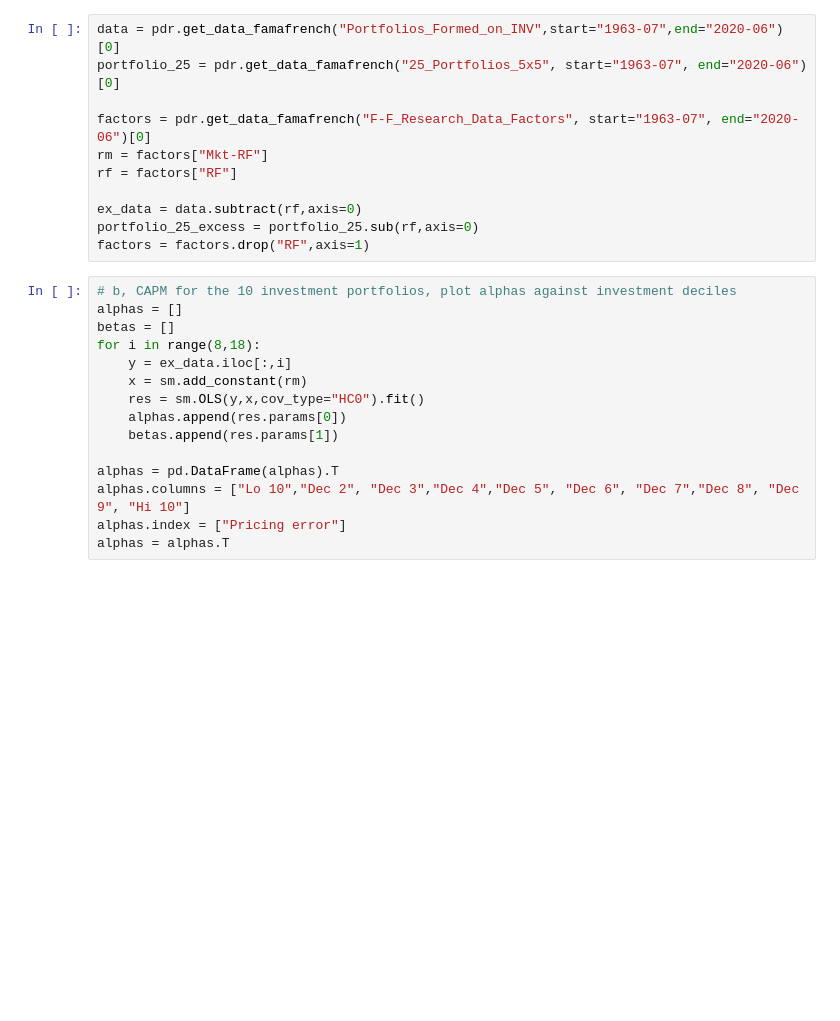
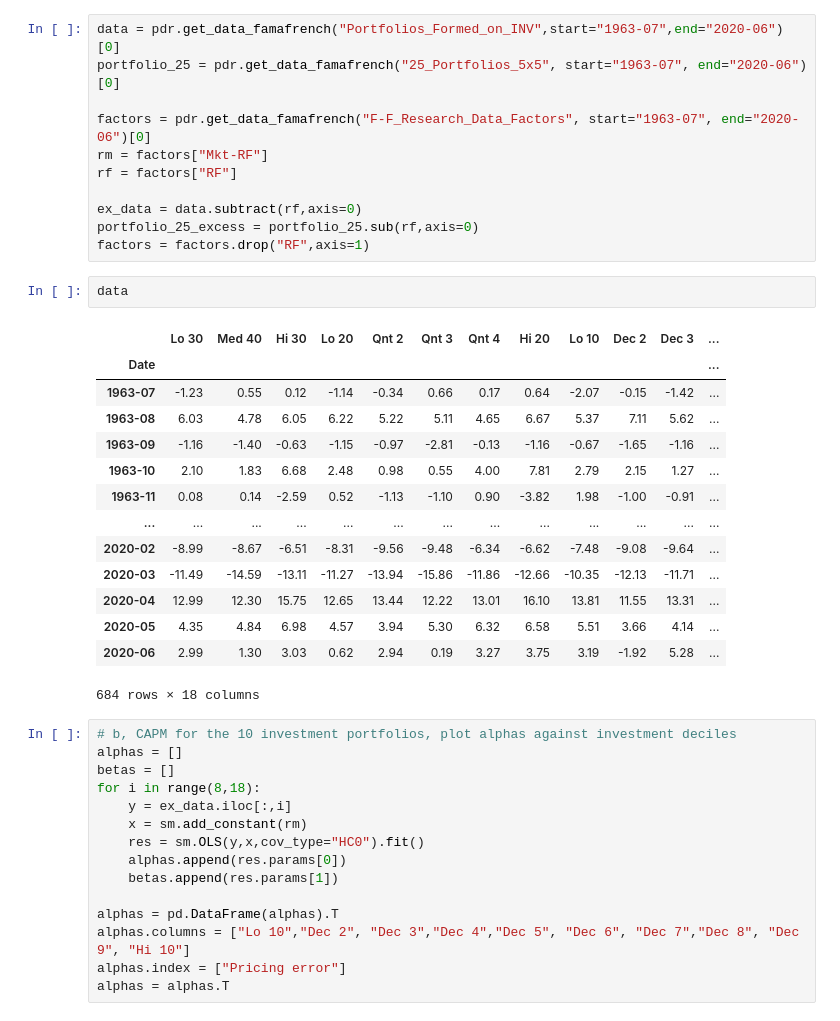
Before and after one commit to GeorgeHockey/asset-pricing, a Jupyter notebook: asset_pricing3.ipynb, the cells around one changed output. Cells and saved outputs as stored; diff of their text form; blank space fills up the shorter version.

```diff
--- a/asset_pricing3.ipynb
+++ b/asset_pricing3.ipynb
@@ -49,6 +49,23 @@ rf = factors["RF"]
 ex_data = data.subtract(rf,axis=0)
 portfolio_25_excess = portfolio_25.sub(rf,axis=0)
 factors = factors.drop("RF",axis=1)
+# %%
+data
+# %% [output]
+|  | Lo 30 | Med 40 | Hi 30 | Lo 20 | Qnt 2 | Qnt 3 | Qnt 4 | Hi 20 | Lo 10 | Dec 2 | Dec 3 | ... |
+| Date |  |  |  |  |  |  |  |  |  |  |  | ... |
+| 1963-07 | -1.23 | 0.55 | 0.12 | -1.14 | -0.34 | 0.66 | 0.17 | 0.64 | -2.07 | -0.15 | -1.42 | ... |
+| 1963-08 | 6.03 | 4.78 | 6.05 | 6.22 | 5.22 | 5.11 | 4.65 | 6.67 | 5.37 | 7.11 | 5.62 | ... |
+| 1963-09 | -1.16 | -1.40 | -0.63 | -1.15 | -0.97 | -2.81 | -0.13 | -1.16 | -0.67 | -1.65 | -1.16 | ... |
+| 1963-10 | 2.10 | 1.83 | 6.68 | 2.48 | 0.98 | 0.55 | 4.00 | 7.81 | 2.79 | 2.15 | 1.27 | ... |
+| 1963-11 | 0.08 | 0.14 | -2.59 | 0.52 | -1.13 | -1.10 | 0.90 | -3.82 | 1.98 | -1.00 | -0.91 | ... |
+| ... | ... | ... | ... | ... | ... | ... | ... | ... | ... | ... | ... | ... |
+| 2020-02 | -8.99 | -8.67 | -6.51 | -8.31 | -9.56 | -9.48 | -6.34 | -6.62 | -7.48 | -9.08 | -9.64 | ... |
+| 2020-03 | -11.49 | -14.59 | -13.11 | -11.27 | -13.94 | -15.86 | -11.86 | -12.66 | -10.35 | -12.13 | -11.71 | ... |
+| 2020-04 | 12.99 | 12.30 | 15.75 | 12.65 | 13.44 | 12.22 | 13.01 | 16.10 | 13.81 | 11.55 | 13.31 | ... |
+| 2020-05 | 4.35 | 4.84 | 6.98 | 4.57 | 3.94 | 5.30 | 6.32 | 6.58 | 5.51 | 3.66 | 4.14 | ... |
+| 2020-06 | 2.99 | 1.30 | 3.03 | 0.62 | 2.94 | 0.19 | 3.27 | 3.75 | 3.19 | -1.92 | 5.28 | ... |
+684 rows × 18 columns
 # %%
 # b, CAPM for the 10 investment portfolios, plot alphas against investment deciles
 alphas = []
```
Also changed, not shown: parts of 8 cells of this notebook, 2 other files.
